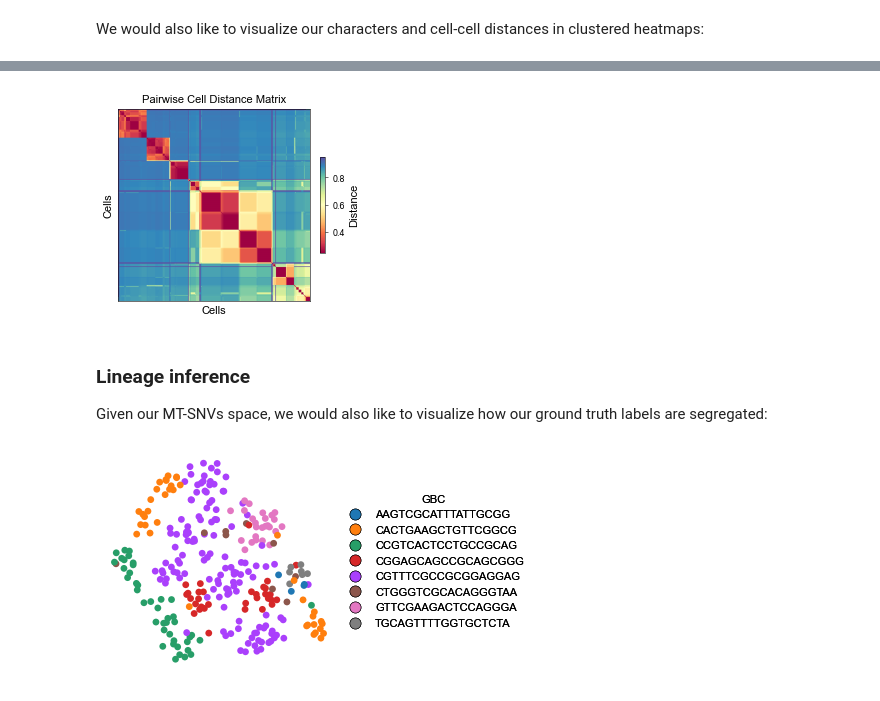
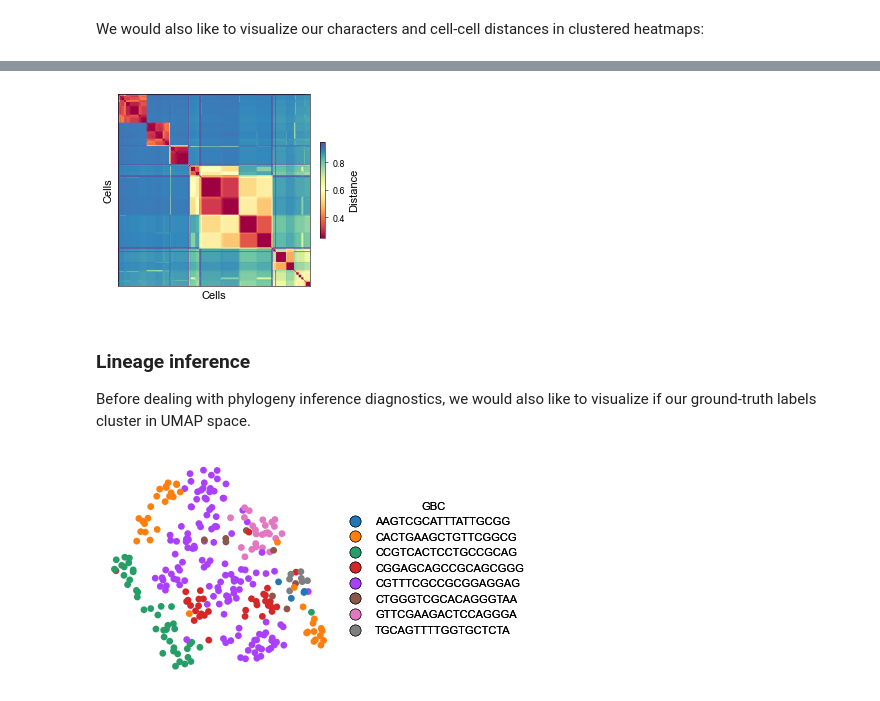
Before and after one commit to andrecossa5/MiTo, a Jupyter notebook: docs/source/getting_started_tutorial.ipynb, the cells around one changed output, grey strips where cells are left out. Cells and saved outputs as stored; diff of their text form; code cells hidden in the pictures.

```diff
--- a/docs/source/getting_started_tutorial.ipynb
+++ b/docs/source/getting_started_tutorial.ipynb
@@ -421,7 +423,6 @@ plt.show()
 # %%
 fig, ax = plt.subplots(figsize=(3.5, 3.5))
-mt.pl.heatmap_distances(afm, ax=ax)
-ax.set_title('Pairwise Cell Distance Matrix')
+mt.pl.heatmap_distances(afm, ax=ax, cmap='Spectral')
 fig.tight_layout()
 plt.show()
 # %% [output]
@@ -432,5 +433,5 @@ plt.show()
-[figure, old version]
+[figure, new version]
 # %% [markdown]
 ### Lineage inference
-Given our MT-SNVs space, we would also like to visualize how our ground truth labels are segregated:
+Before dealing with phylogeny inference diagnostics, we would also like to visualize if our ground-truth labels cluster in UMAP space.
 # %%
```
Also changed, not shown: parts of 38 cells of this notebook, 4 other files.
